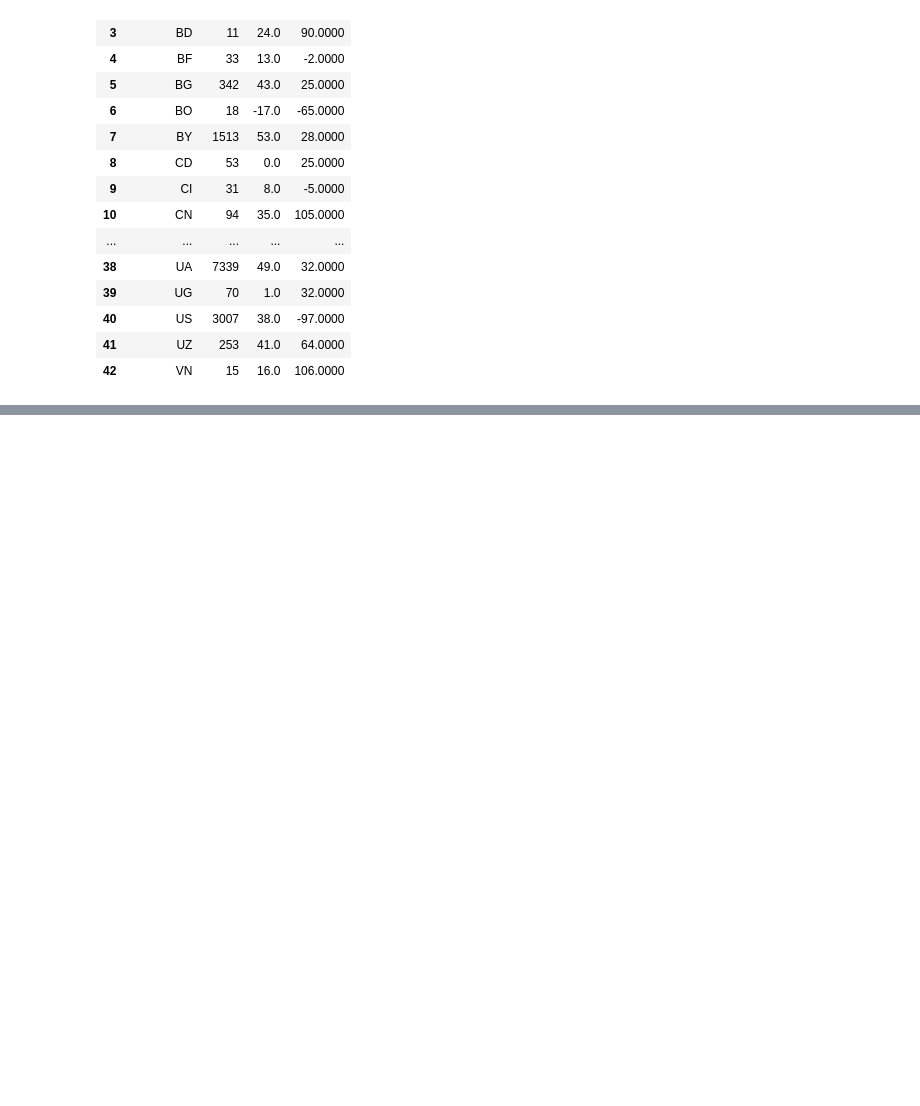
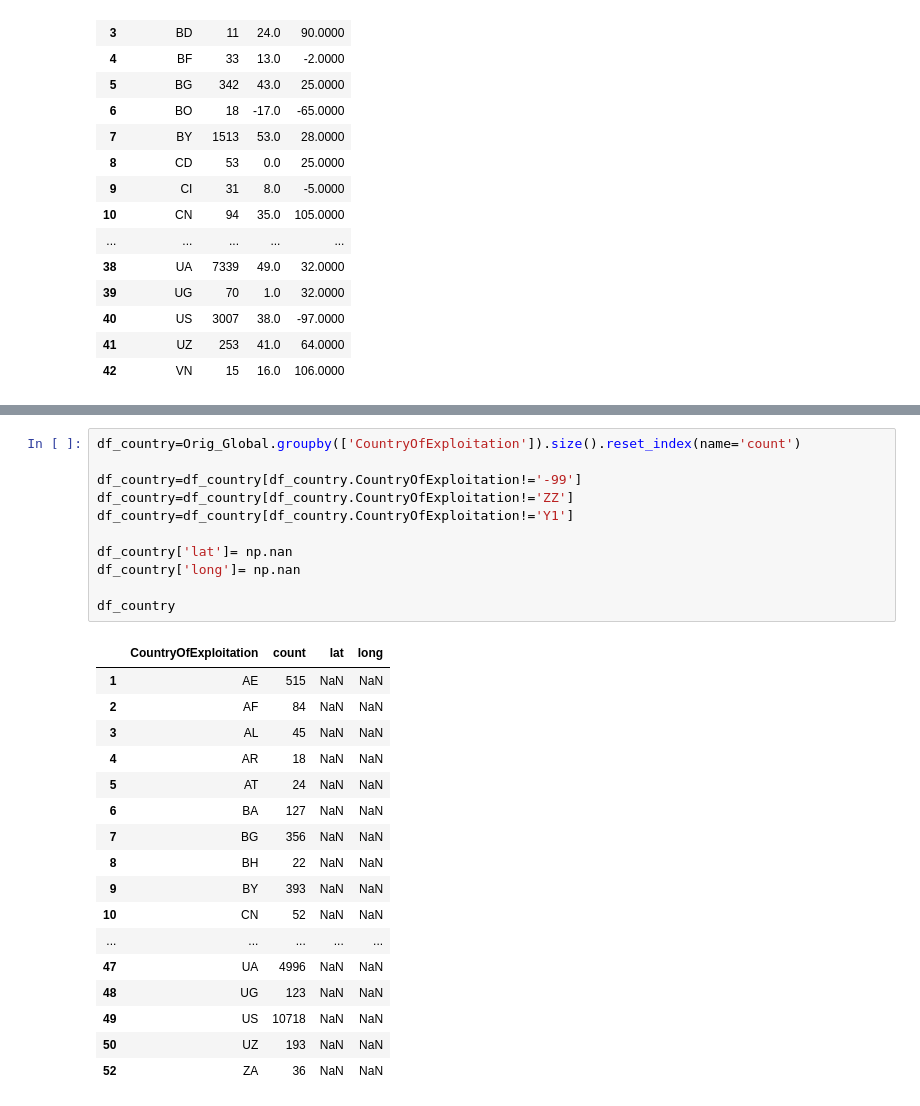
Before and after one commit to Prapakarn/DS-SF-42, a Jupyter notebook: Prapakarn/Data_Cleaning.ipynb, the cells around one changed output, grey strips where cells are left out. Saved outputs shown, nothing was run; the diff lists cells and outputs as text; blank space fills up the shorter version.

```diff
--- a/Prapakarn/Data_Cleaning.ipynb
+++ b/Prapakarn/Data_Cleaning.ipynb
@@ -813,3 +766,32 @@ world_countries.save('incident_volume_heatmap_by_country.html')
 world_countries
 # %% [output]
 [interactive output not drawn]
+# %%
+df_country=Orig_Global.groupby(['CountryOfExploitation']).size().reset_index(name='count')
+
+df_country=df_country[df_country.CountryOfExploitation!='-99']
+df_country=df_country[df_country.CountryOfExploitation!='ZZ']
+df_country=df_country[df_country.CountryOfExploitation!='Y1']
+
+df_country['lat']= np.nan
+df_country['long']= np.nan
+
+df_country
+# %% [output]
+|  | CountryOfExploitation | count | lat | long |
+| 1 | AE | 515 | NaN | NaN |
+| 2 | AF | 84 | NaN | NaN |
+| 3 | AL | 45 | NaN | NaN |
+| 4 | AR | 18 | NaN | NaN |
+| 5 | AT | 24 | NaN | NaN |
+| 6 | BA | 127 | NaN | NaN |
+| 7 | BG | 356 | NaN | NaN |
+| 8 | BH | 22 | NaN | NaN |
+| 9 | BY | 393 | NaN | NaN |
+| 10 | CN | 52 | NaN | NaN |
+| ... | ... | ... | ... | ... |
+| 47 | UA | 4996 | NaN | NaN |
+| 48 | UG | 123 | NaN | NaN |
+| 49 | US | 10718 | NaN | NaN |
+| 50 | UZ | 193 | NaN | NaN |
+| 52 | ZA | 36 | NaN | NaN |
```
Also changed, not shown: parts of 37 cells of this notebook, 2 other files.
